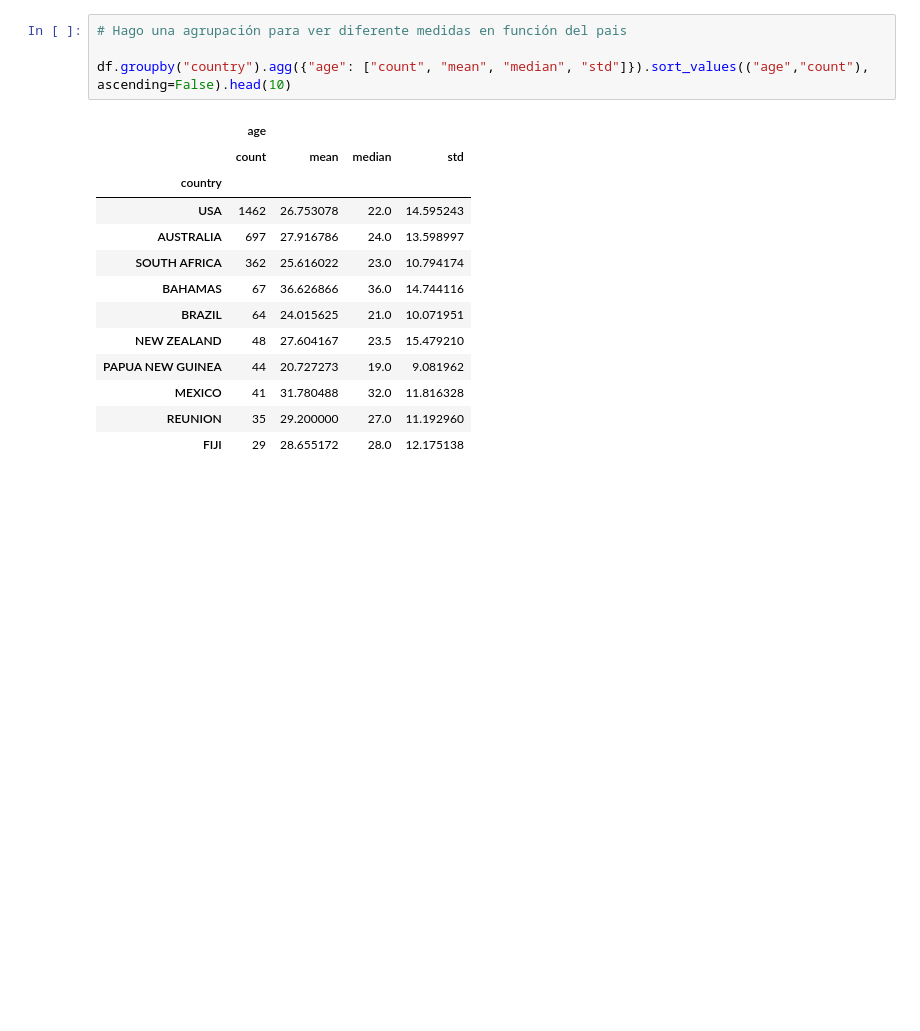
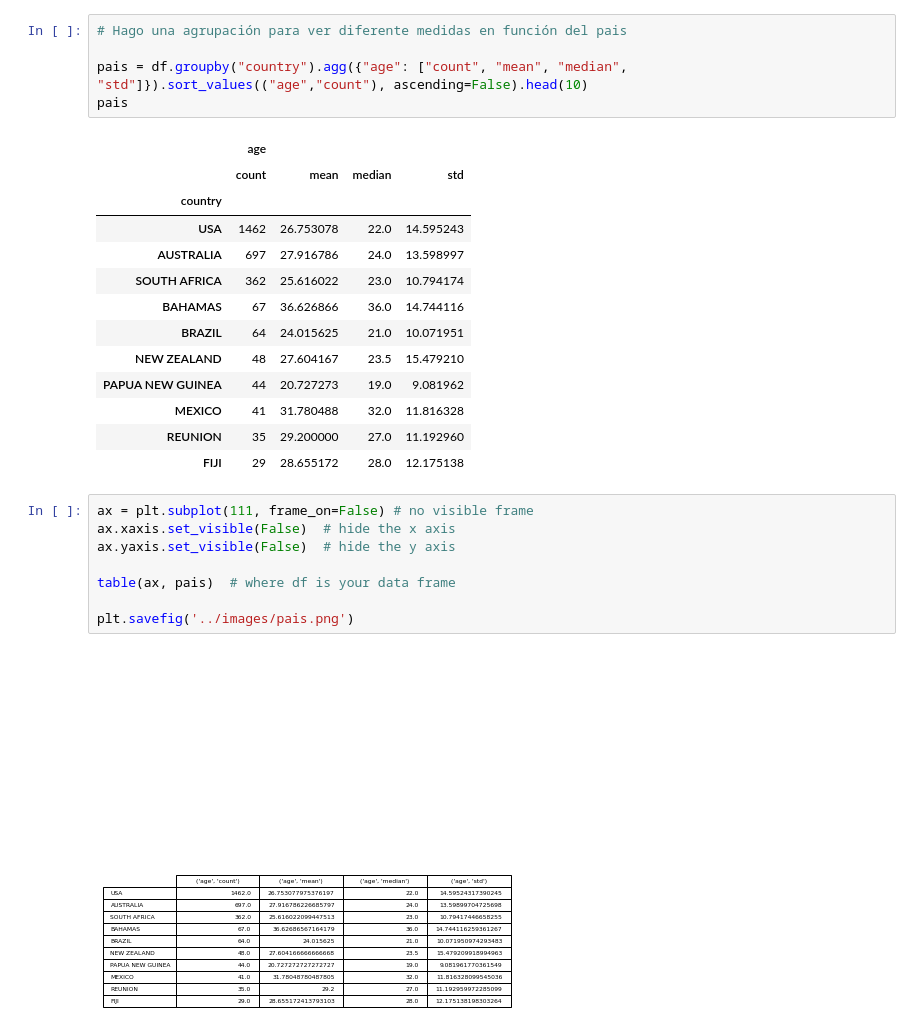
Before and after one commit to Arturo-Rodriguez-Moreno/2_proyecto_limpieza_sharks, a Jupyter notebook: notebook/proyecto_shark_analisis.ipynb, the cells around one changed output. Drawn from its saved outputs; the diff is of its cells as text; blank space fills up the shorter version.

```diff
--- a/notebook/proyecto_shark_analisis.ipynb
+++ b/notebook/proyecto_shark_analisis.ipynb
@@ -40,7 +49,8 @@ df.describe().T
 # %%
 # Hago una agrupación para ver diferente medidas en función del pais
 
-df.groupby("country").agg({"age": ["count", "mean", "median", "std"]}).sort_values(("age","count"), ascending=False).head(10)
+pais = df.groupby("country").agg({"age": ["count", "mean", "median", "std"]}).sort_values(("age","count"), ascending=False).head(10)
+pais
 # %% [output]
 |  | age |  |  |  |
 |  | count | mean | median | std |
@@ -55,6 +65,16 @@ df.groupby("country").agg({"age": ["count", "mean", "median", "std"]}).sort_valu
 | MEXICO | 41 | 31.780488 | 32.0 | 11.816328 |
 | REUNION | 35 | 29.200000 | 27.0 | 11.192960 |
 | FIJI | 29 | 28.655172 | 28.0 | 12.175138 |
+# %%
+ax = plt.subplot(111, frame_on=False) # no visible frame
+ax.xaxis.set_visible(False)  # hide the x axis
+ax.yaxis.set_visible(False)  # hide the y axis
+
+table(ax, pais)  # where df is your data frame
+
+plt.savefig('../images/pais.png')
+# %% [output]
+[figure, added]
 # %%
 # Hago una pivot table para ver diferente medidas en función del pais y del sexo
 
```
Also changed, not shown: parts of 9 cells of this notebook, 6 other files.
